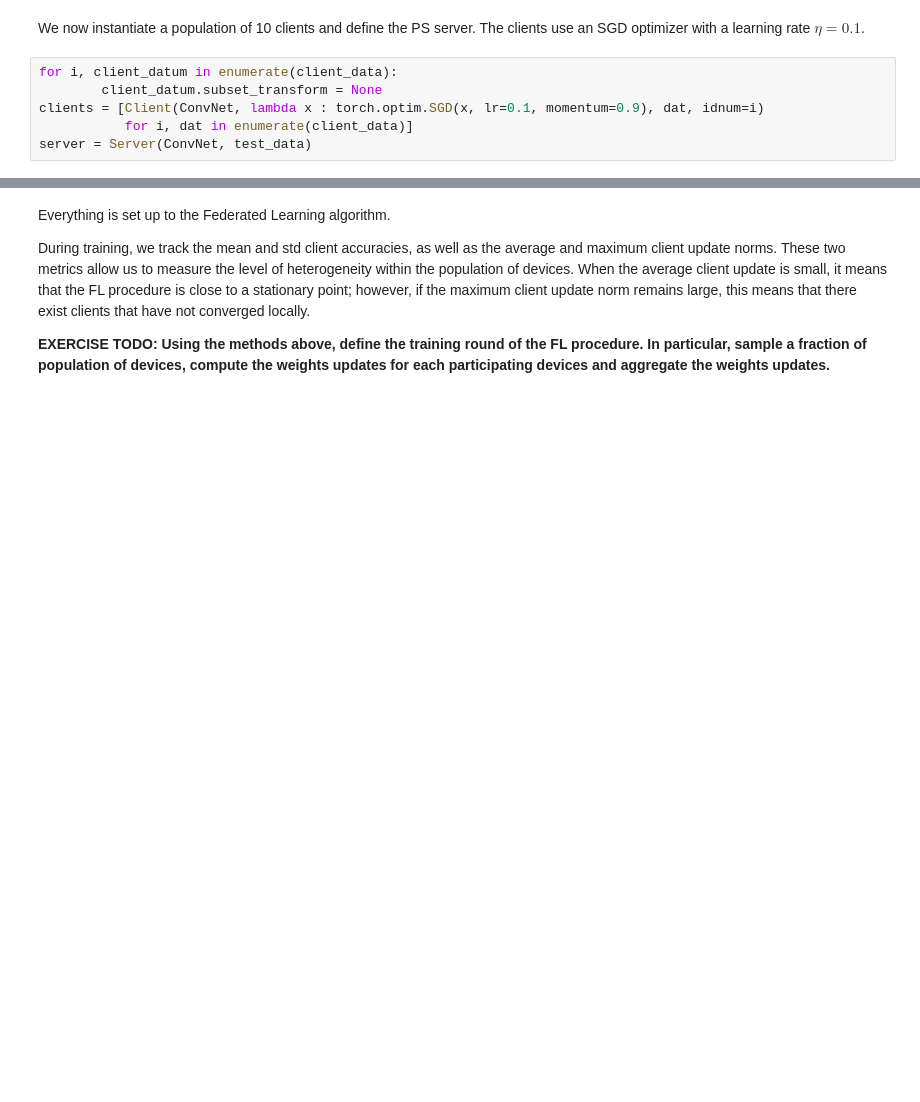
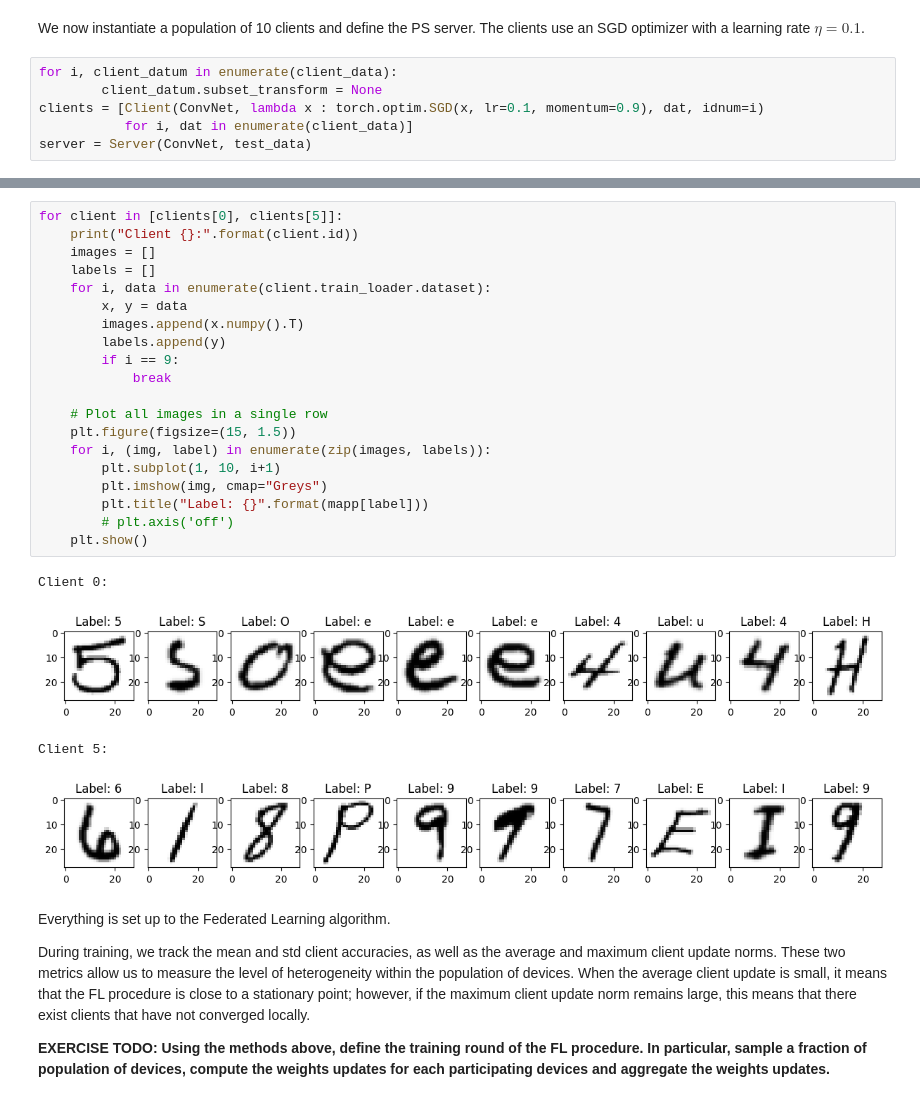
Before and after one commit to setrar/MALCOM, a Jupyter notebook: Labs/Lab 3/MALCOM_2024_Lab_3_Fed_Learning.ipynb, the cells around one changed output, grey strips where cells are left out. Drawn from its saved outputs; the diff is of its cells as text; blank space fills up the shorter version.

```diff
--- a/Labs/Lab 3/MALCOM_2024_Lab_3_Fed_Learning.ipynb
+++ b/Labs/Lab 3/MALCOM_2024_Lab_3_Fed_Learning.ipynb
@@ -304,3 +298,28 @@ Client 5:
+# %%
+for client in [clients[0], clients[5]]:
+    print("Client {}:".format(client.id))
+    images = []
+    labels = []
+    for i, data in enumerate(client.train_loader.dataset):
+        x, y = data
+        images.append(x.numpy().T)
+        labels.append(y)
+        if i == 9:
+            break
+
+    # Plot all images in a single row
+    plt.figure(figsize=(15, 1.5))
+    for i, (img, label) in enumerate(zip(images, labels)):
+        plt.subplot(1, 10, i+1)
+        plt.imshow(img, cmap="Greys")
+        plt.title("Label: {}".format(mapp[label]))
+        # plt.axis('off')
+    plt.show()
+# %% [output]
+Client 0:
+[figure, added]
+Client 5:
+[figure, added]
 # %% [markdown]
 Everything is set up to the Federated Learning algorithm.
 
```
Also changed, not shown: parts of 9 cells of this notebook, 3 other files.
